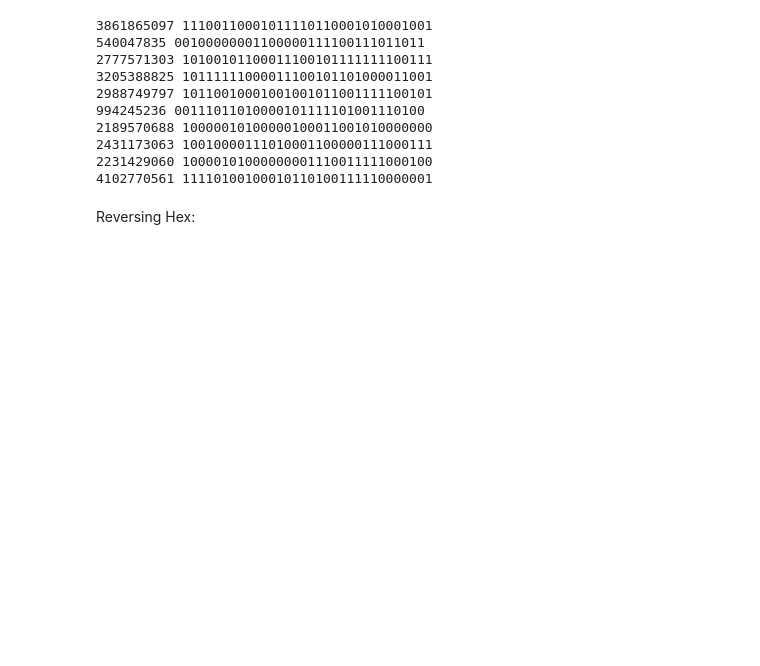
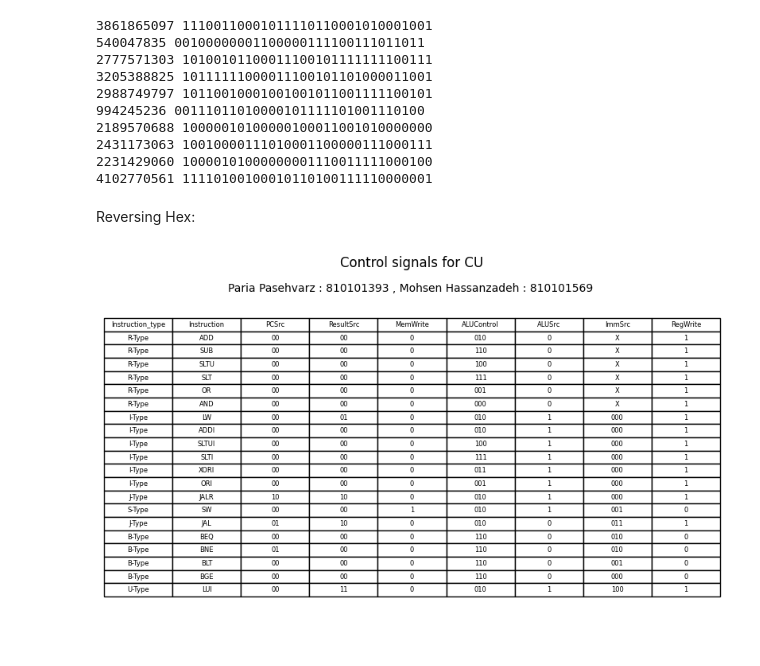
Before and after one commit to tisiphonee/Computer-Architecture-Course-Projects, a Jupyter notebook: CA2_New/gen.ipynb, the cells around one changed output. Saved outputs shown, nothing was run; the diff lists cells and outputs as text; code cells hidden in the pictures; blank space fills up the shorter version.

```diff
--- a/CA2_New/gen.ipynb
+++ b/CA2_New/gen.ipynb
@@ -95,3 +95,23 @@ for line in hex_data:
 with open('instruction.mem', 'w') as output_file:
     for binary_line in binary_data:
         output_file.write(binary_line + '\n')
+# %%
+import pandas as pd
+import matplotlib.pyplot as plt
+
+df = pd.read_csv('CU.csv', dtype='str')
+
+plt.figure(figsize=(10, 6))
+plt.table(cellText=df.values,
+          colLabels=df.columns,
+          cellLoc='center',
+          loc='center')
+plt.axis('off')
+
+plt.title('Control signals for CU')
+plt.text(0.5, 0.95, 'Paria Pasehvarz : 810101393 , Mohsen Hassanzadeh : 810101569 ', horizontalalignment='center')
+
+plt.savefig('controller_signals_table.png', bbox_inches='tight', dpi=300)
+plt.show()
+# %% [output]
+[figure, added]
```
Also changed, not shown: 2 other files.
